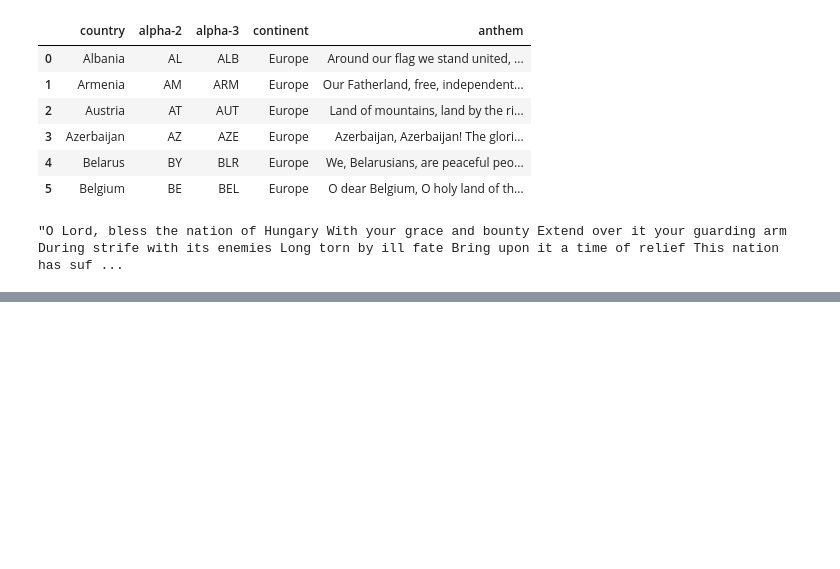
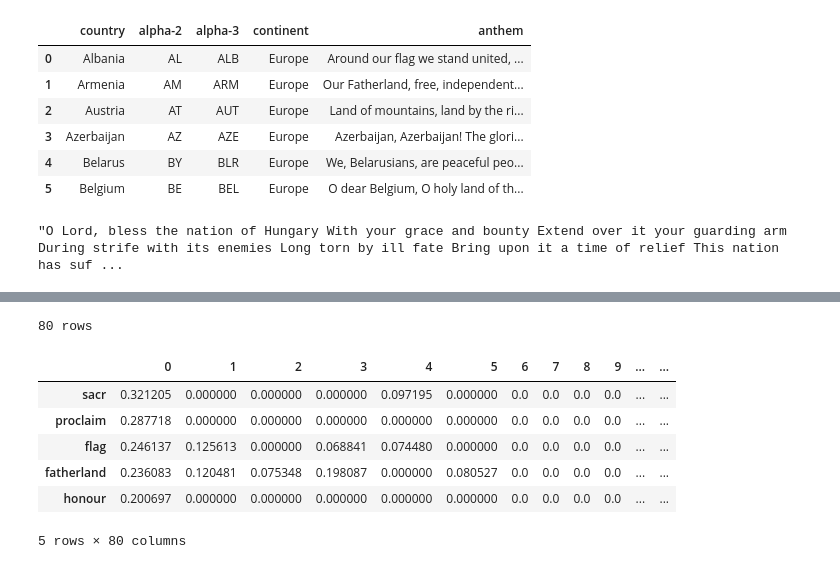
Before and after one commit to mavenor/anthem-clustering, a Jupyter notebook: Cluster_Anthems.ipynb, the cells around one changed output, grey strips where cells are left out. Drawn from its saved outputs; the diff is of its cells as text; code cells hidden in the pictures; blank space fills up the shorter version.

```diff
--- a/Cluster_Anthems.ipynb
+++ b/Cluster_Anthems.ipynb
@@ -79,0 +87,16 @@ corpus[18][0:447]
+# %%
+# removes a list of words (ie. stopwords) from a tokenized list.
+def removeWords(listOfTokens, listOfWords):
+    return [token for token in listOfTokens if token not in listOfWords]
+
+# applies stemming to a list of tokenized words
+def applyStemming(listOfTokens, stemmer):
+    return [stemmer.stem(token) for token in listOfTokens]
+
+# removes any words composed of less than 2 or more than 21 letters
+def twoLetters(listOfTokens):
+    twoLetterWord = []
+    for token in listOfTokens:
+        if len(token) <= 2 or len(token) >= 21:
+            twoLetterWord.append(token)
+    return twoLetterWord
@@ -79,0 +142,4 @@ corpus[18][0:447]
+# %%
+language = 'english'
+corpus = processCorpus(corpus, language)
+corpus[18][0:460]
@@ -79,0 +152,18 @@ corpus[18][0:447]
+# %%
+vectorizer = TfidfVectorizer()
+X = vectorizer.fit_transform(corpus)
+tf_idf = pd.DataFrame(data = X.toarray(), columns=vectorizer.get_feature_names_out())
+
+final_df = tf_idf
+
+print("{} rows".format(final_df.shape[0]))
+final_df.T.nlargest(5, 0)
+# %% [output]
+80 rows
+|  | 0 | 1 | 2 | 3 | 4 | 5 | 6 | 7 | 8 | 9 | ... | ... |
+| sacr | 0.321205 | 0.000000 | 0.000000 | 0.000000 | 0.097195 | 0.000000 | 0.0 | 0.0 | 0.0 | 0.0 | ... | ... |
+| proclaim | 0.287718 | 0.000000 | 0.000000 | 0.000000 | 0.000000 | 0.000000 | 0.0 | 0.0 | 0.0 | 0.0 | ... | ... |
+| flag | 0.246137 | 0.125613 | 0.000000 | 0.068841 | 0.074480 | 0.000000 | 0.0 | 0.0 | 0.0 | 0.0 | ... | ... |
+| fatherland | 0.236083 | 0.120481 | 0.075348 | 0.198087 | 0.000000 | 0.080527 | 0.0 | 0.0 | 0.0 | 0.0 | ... | ... |
+| honour | 0.200697 | 0.000000 | 0.000000 | 0.000000 | 0.000000 | 0.000000 | 0.0 | 0.0 | 0.0 | 0.0 | ... | ... |
+5 rows × 80 columns
```
Also changed, not shown: parts of 26 cells of this notebook.
